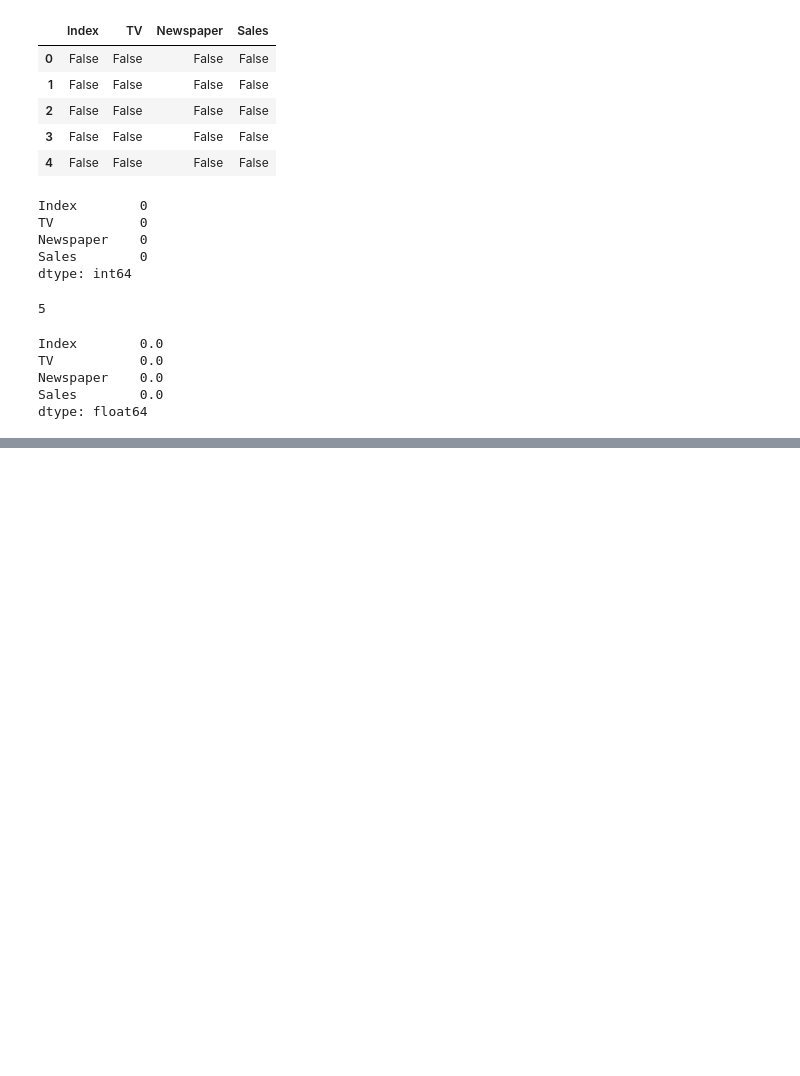
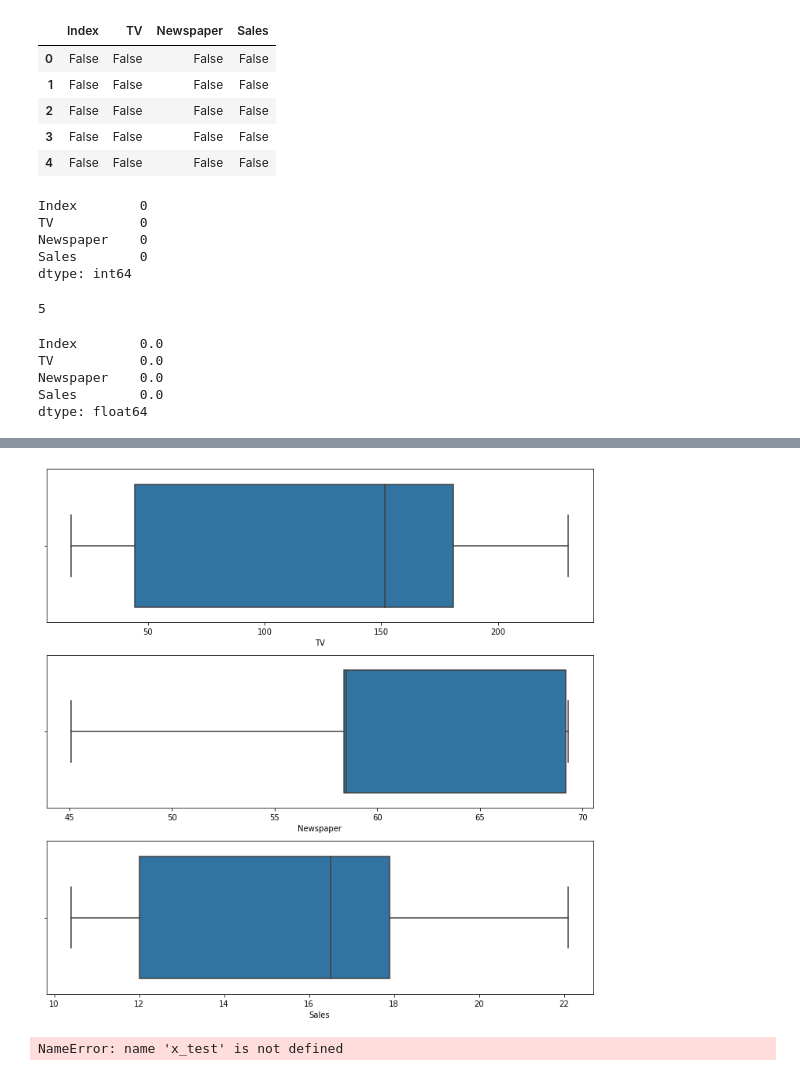
Before and after one commit to numbskullx26/Python-ML-DataScience, a Jupyter notebook: Linear Regression and Logistic Regression.ipynb, the cells around one changed output, grey strips where cells are left out. Drawn from its saved outputs; the diff is of its cells as text; code cells hidden in the pictures; blank space fills up the shorter version.

```diff
--- a/Linear Regression and Logistic Regression.ipynb
+++ b/Linear Regression and Logistic Regression.ipynb
@@ -150,0 +161,3 @@ dtype: float64
+# %%
+advertising = pd.read_csv("C:\\Users\\Indrajeet Sarkar\\Desktop\\Python-ML\\advertising.csv")
+advertising.head()
@@ -150,0 +171,15 @@ dtype: float64
+# %%
+#outlier analysis
+fig, axs = plt.subplots(3,figsize=(10,10))
+plt1 = sns.boxplot(advertising['TV'],ax=axs[0])
+plt2 = sns.boxplot(advertising['Newspaper'], ax=axs[1])
+plt3 = sns.boxplot(advertising['Sales'],ax=axs[2])
+plt.tight_layout()
+# %% [output]
+[figure, added]
+# %%
+plt.scatter(x_test,y_test)
+plt.plot(x_test,6.948 + 0.034 * x_test, 'r')
+plt.show()
+# %% [output]
+NameError: name 'x_test' is not defined
```
Also changed, not shown: parts of 3 cells of this notebook.
